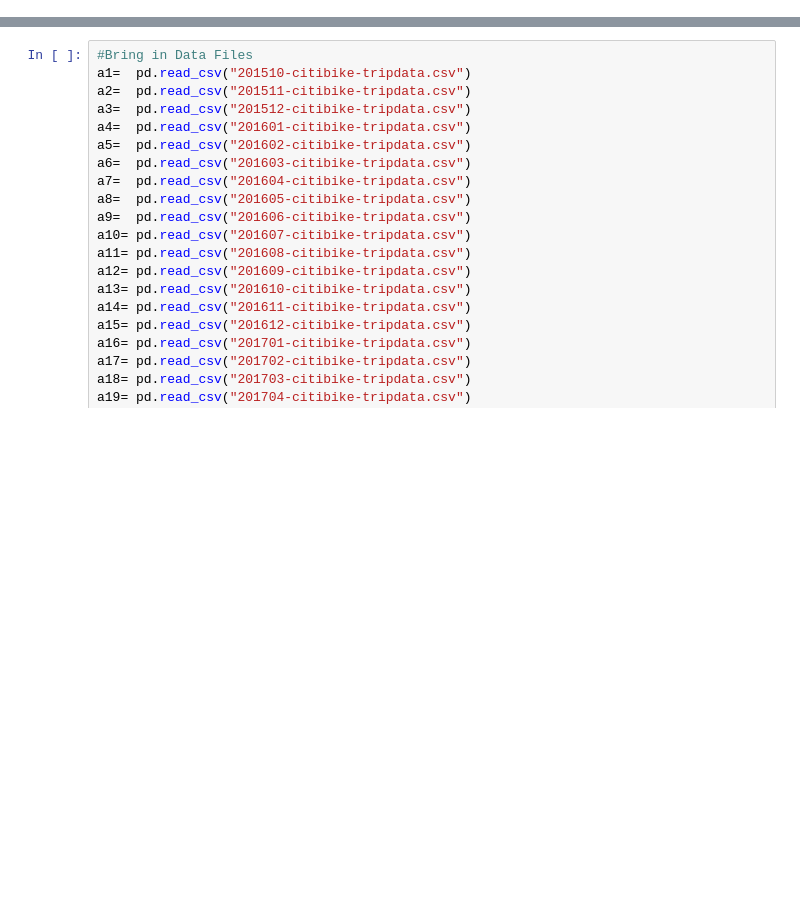
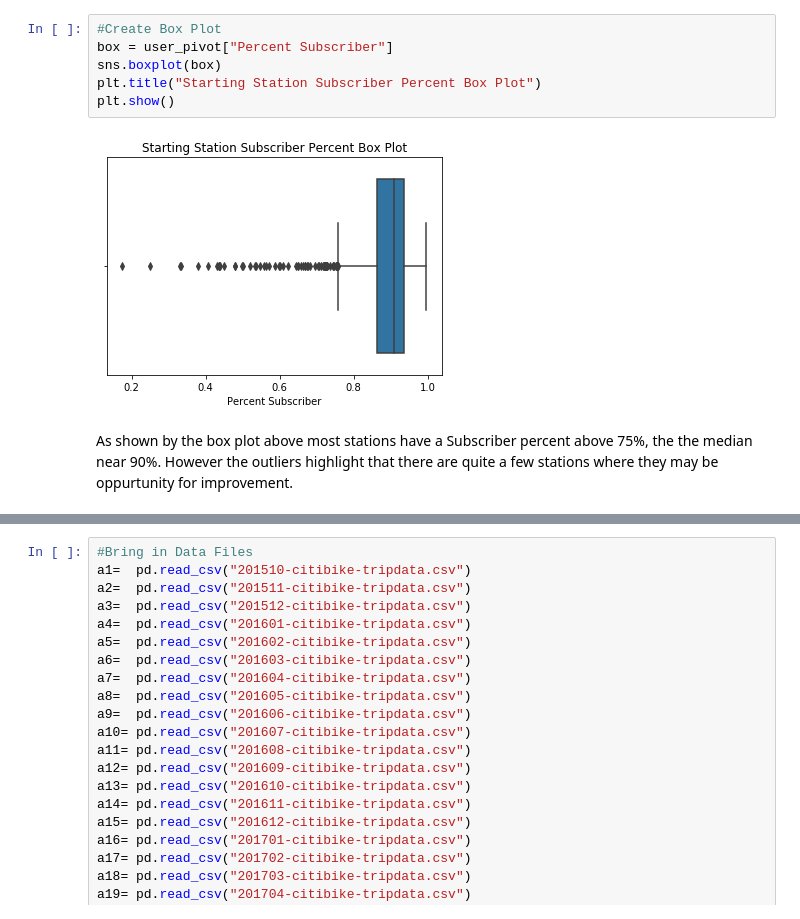
Before and after one commit to zinrion/Bike-Data-Analysis, a Jupyter notebook: Citi Bike.ipynb, the cells around one changed output, grey strips where cells are left out. Saved outputs shown, nothing was run; the diff lists cells and outputs as text; blank space fills up the shorter version.

```diff
--- a/Citi Bike.ipynb
+++ b/Citi Bike.ipynb
@@ -0,0 +23,10 @@
+# %%
+#Create Box Plot
+box = user_pivot["Percent Subscriber"]
+sns.boxplot(box)
+plt.title("Starting Station Subscriber Percent Box Plot")
+plt.show()
+# %% [output]
+[figure, added]
+# %% [markdown]
+As shown by the box plot above most stations have a Subscriber percent above 75%, the the median near 90%.  However the outliers highlight that there are quite a few stations where they may be oppurtunity for improvement.
```
Also changed, not shown: parts of 35 cells of this notebook.
